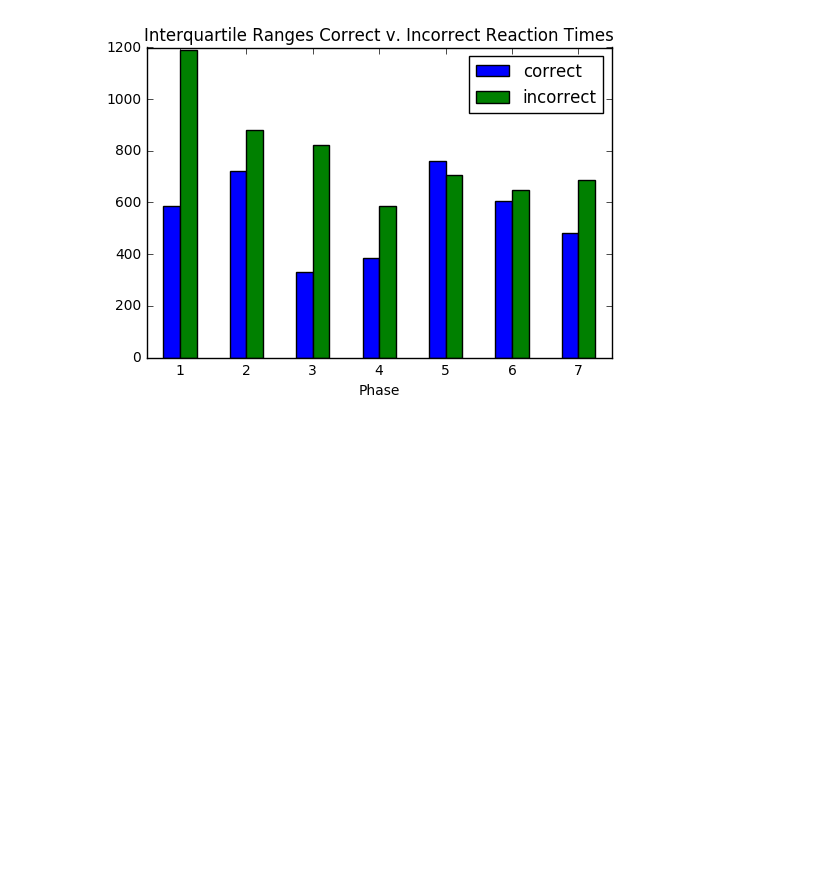
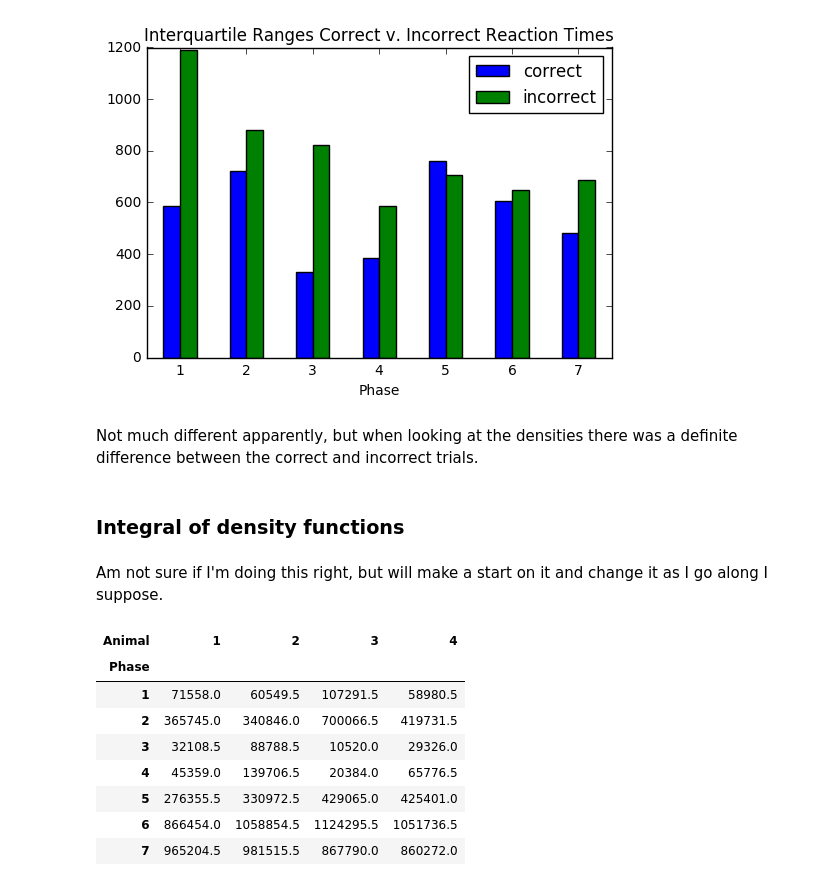
Before and after one commit to estherholleman/An-incremental-training-method-with-automated-extendable-maze-for-training-spatial-behavioral-tasks, a Jupyter notebook: Comparing Reaction Times of Correct and Incorrect Trials.ipynb, the cells around one changed output. Drawn from its saved outputs; the diff is of its cells as text; code cells hidden in the pictures; blank space fills up the shorter version.

```diff
--- a/Comparing Reaction Times of Correct and Incorrect Trials.ipynb
+++ b/Comparing Reaction Times of Correct and Incorrect Trials.ipynb
@@ -211,3 +221,9 @@ iqrAvgAnimalSansDumb.plot(kind="bar", title = "Interquartile Ranges Correct v. I
 # %% [output]
 <matplotlib.axes._subplots.AxesSubplot at 0x...>
 [figure]
+# %% [markdown]
+Not much different apparently, but when looking at the densities there was a definite difference between the correct and incorrect trials.
+# %% [markdown]
+###  Integral of density functions
+# %% [markdown]
+Am not sure if I'm doing this right, but will make a start on it and change it as I go along I suppose.
@@ -213,0 +232,12 @@ iqrAvgAnimalSansDumb.plot(kind="bar", title = "Interquartile Ranges Correct v. I
+# %%
+areaCorrect.unstack()
+# %% [output]
+| Animal | 1 | 2 | 3 | 4 |
+| Phase |  |  |  |  |
+| 1 | 71558.0 | 60549.5 | 107291.5 | 58980.5 |
+| 2 | 365745.0 | 340846.0 | 700066.5 | 419731.5 |
+| 3 | 32108.5 | 88788.5 | 10520.0 | 29326.0 |
+| 4 | 45359.0 | 139706.5 | 20384.0 | 65776.5 |
+| 5 | 276355.5 | 330972.5 | 429065.0 | 425401.0 |
+| 6 | 866454.0 | 1058854.5 | 1124295.5 | 1051736.5 |
+| 7 | 965204.5 | 981515.5 | 867790.0 | 860272.0 |
```
Also changed, not shown: parts of 12 cells of this notebook.
